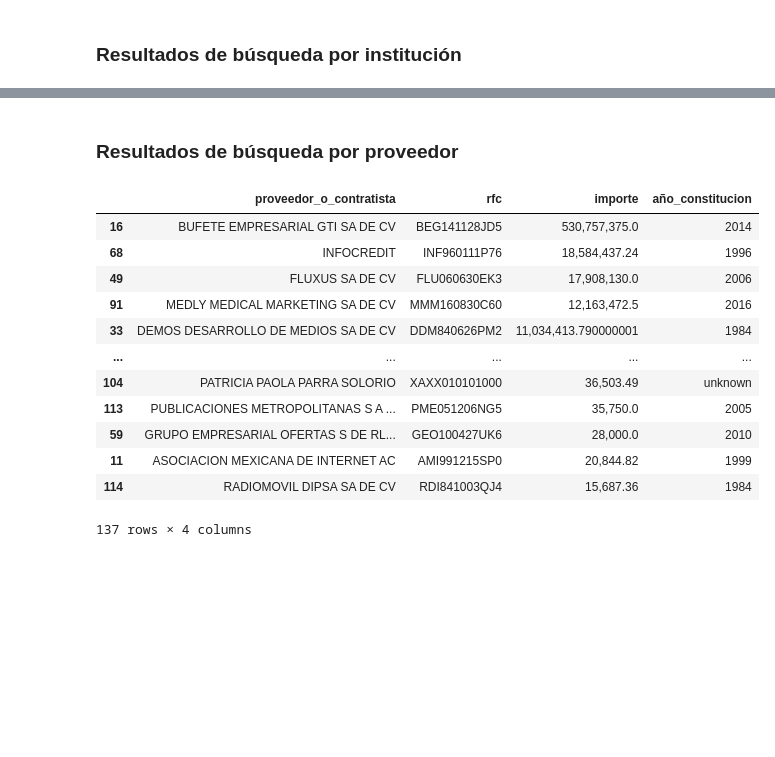
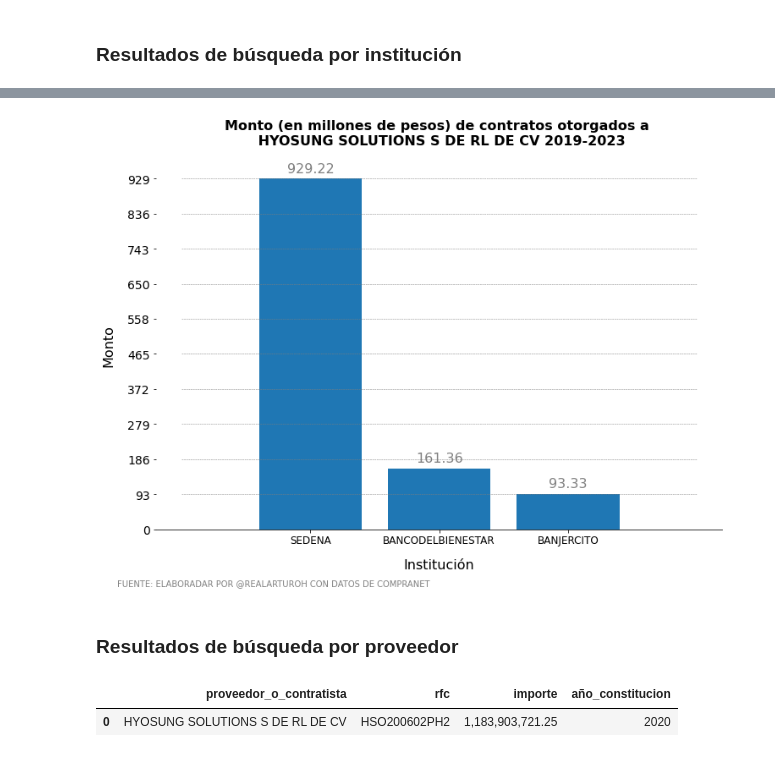
Before and after one commit to artiherrera/analisis_compranet, a Jupyter notebook: notebooks/2.0-buscador_consolidado.ipynb, the cells around one changed output, grey strips where cells are left out. Cells and saved outputs as stored; diff of their text form; code cells hidden in the pictures; blank space fills up the shorter version.

```diff
--- a/notebooks/2.0-buscador_consolidado.ipynb
+++ b/notebooks/2.0-buscador_consolidado.ipynb
@@ -144,7 +144,7 @@ verify_correction(contratos_df[['rfc', 'proveedor_o_contratista']])
 # %%
 def filter_contratos(contratos_df):
     # Solicita al usuario un proveedor o contratista o RFC
-    search_term = input("Por favor, ingresa el nombre del proveedor o contratista o el RFC (déjalo en blanco para mostrar todos): ").lower()
+    search_term = input("Por favor, ingresa el nombre del proveedor o contratista o el RFC (déjalo en blanco para mostrar todos): ").upper()
 
     # Solicita al usuario las siglas de la institución o "todas" para buscar en todas
     institution = input("Por favor, ingresa las siglas de la institución (déjalo en blanco para mostrar todas) o 'todas' para buscar en todas: ").upper()
@@ -250,38 +232,81 @@ ins_df
+# %%
+import matplotlib.pyplot as plt
+import matplotlib.ticker as ticker
+import numpy as np
+
+# Asigna los valores
+instituciones = ins_df['siglas_de_la_institucion'].values
+importe = ins_df['importe'].values / 1e6  # Convertimos a millones
+
+# Crea la figura y los ejes
+fig, ax = plt.subplots(figsize=(12, 8))  # Puedes cambiar el tamaño a tu preferencia
+
+# Genera las barras
+bars = ax.bar(instituciones, importe, color='#1f77b4')  # Color azul minimalista
+
+# Asigna los títulos y etiquetas
+ax.set_title(f"Monto (en millones de pesos) de contratos otorgados a \n {proveedor} 2019-2023", fontsize=16, pad=20, fontweight='bold')
+ax.set_xlabel("Institución", fontsize=16, labelpad=15)
+ax.set_ylabel("Monto", fontsize=16, labelpad=15)
+
+# Asigna los localizadores de las etiquetas del eje X
+ax.xaxis.set_major_locator(ticker.FixedLocator(range(len(instituciones))))
+ax.set_xticklabels(instituciones, fontsize=12, rotation=0)
+
+# Formatea las etiquetas del eje Y
+ax.yaxis.set_major_formatter(ticker.StrMethodFormatter('{x:,.0f}'))
+ax.tick_params(axis='y', labelsize=14)
+
+# Establece un intervalo de líneas horizontales basado en los datos
+y_interval = max(importe) / 10
+ax.yaxis.set_major_locator(ticker.MultipleLocator(y_interval))
+for y in np.arange(0, max(importe)+y_interval, y_interval):
+    plt.hlines(y, xmin=-1, xmax=len(instituciones), colors='gray', linestyles='dashed', linewidth=0.5)
+
+# Cambia el color de fondo de la figura y de los ejes a blanco
+fig.set_facecolor('white')
+ax.set_facecolor('white')
+
+# Elimina el cuadro alrededor de la gráfica excepto la línea del eje x
+for spine in ['left', 'right', 'top']:
+    ax.spines[spine].set_visible(False)
+
+# Añade las etiquetas de las cantidades sobre las barras con un tamaño pequeño y sutil
+for bar in bars:
+    yval = bar.get_height()
+    ax.text(bar.get_x() + bar.get_width()/2, yval+10, round(yval, 2), ha='center', va='bottom', fontsize=16, color='gray')
+
+# Agrega la leyenda
+plt.figtext(0.5, 0.01, "FUENTE: ELABORADAR POR @REALARTUROH CON DATOS DE COMPRANET", ha="right", fontsize=10, color='gray')
+
+# Muestra la gráfica
+plt.show()
+# %% [output]
+[figure, added]
 # %% [markdown]
 ### Resultados de búsqueda por proveedor
 # %%
 import pandas as pd
 
 pd.options.display.float_format = '{:,}'.format
 
 prov_df=buscar.groupby(['proveedor_o_contratista', 'rfc']).agg({'importe':'sum'}).reset_index()
 
 prov_df.sort_values(by='importe', ascending=False, inplace=True)
 
 def convert_year(two_digit_year):
     if two_digit_year.isdigit():
         year_int = int(two_digit_year)
         if year_int > 23:
             return "19" + two_digit_year
         else:
             return "20" + two_digit_year
     else:
         return "unknown"  # or some other default value
 
 prov_df['año_constitucion'] = prov_df['rfc'].apply(lambda x: convert_year(str(x)[3:5]) if len(str(x)) >= 5 else "unknown")
 
-prov_df
+prov_df[prov_df['año_constitucion']>='2019']
 # %% [output]
 |  | proveedor_o_contratista | rfc | importe | año_constitucion |
-| 16 | BUFETE EMPRESARIAL GTI SA DE CV | BEG141128JD5 | 530,757,375.0 | 2014 |
-| 68 | INFOCREDIT | INF960111P76 | 18,584,437.24 | 1996 |
-| 49 | FLUXUS SA DE CV | FLU060630EK3 | 17,908,130.0 | 2006 |
-| 91 | MEDLY MEDICAL MARKETING SA DE CV | MMM160830C60 | 12,163,472.5 | 2016 |
-| 33 | DEMOS DESARROLLO DE MEDIOS SA DE CV | DDM840626PM2 | 11,034,413.790000001 | 1984 |
-| ... | ... | ... | ... | ... |
-| 104 | PATRICIA PAOLA PARRA SOLORIO | XAXX010101000 | 36,503.49 | unknown |
-| 113 | PUBLICACIONES METROPOLITANAS S A ... | PME051206NG5 | 35,750.0 | 2005 |
-| 59 | GRUPO EMPRESARIAL OFERTAS S DE RL... | GEO100427UK6 | 28,000.0 | 2010 |
-| 11 | ASOCIACION MEXICANA DE INTERNET AC | AMI991215SP0 | 20,844.82 | 1999 |
-| 114 | RADIOMOVIL DIPSA SA DE CV | RDI841003QJ4 | 15,687.36 | 1984 |
+| 0 | HYOSUNG SOLUTIONS S DE RL DE CV | HSO200602PH2 | 1,183,903,721.25 | 2020 |
-137 rows × 4 columns
```
Also changed, not shown: parts of 2 cells of this notebook, 1 other file.
